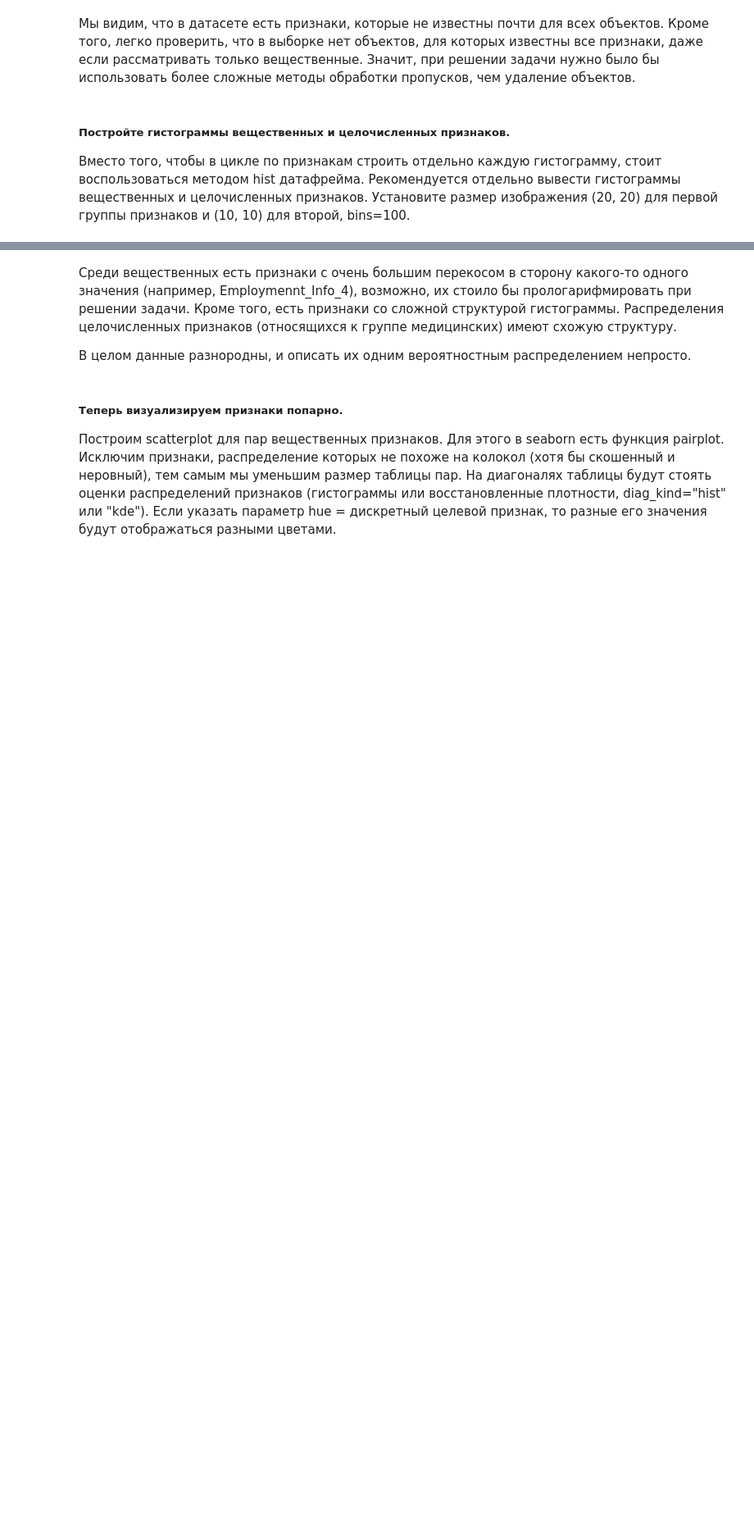
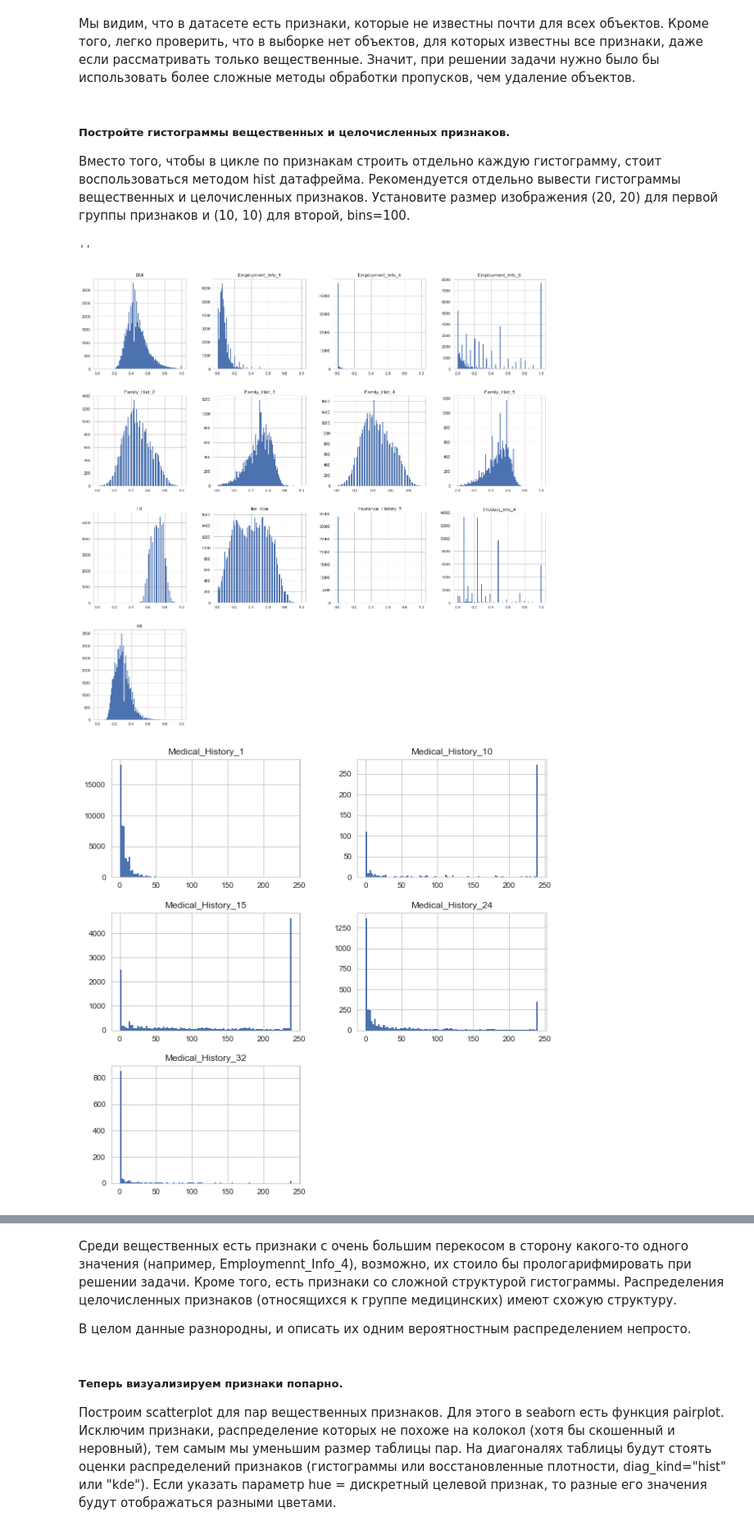
Before and after one commit to pkuderov/mlda-course, a Jupyter notebook: 03_unsupervised_learning/05_w3a_pr_visualisation.ipynb, the cells around one changed output, grey strips where cells are left out. Shown at 82% size. Saved outputs shown, nothing was run; the diff lists cells and outputs as text; code cells hidden in the pictures; blank space fills up the shorter version.

```diff
--- a/03_unsupervised_learning/05_w3a_pr_visualisation.ipynb
+++ b/03_unsupervised_learning/05_w3a_pr_visualisation.ipynb
@@ -49,2 +47,9 @@ data = pandas.read_csv("train.csv", na_values="NaN")
+# %%
+import os
+
+# I keep data in subfolder
+path_to_data = 'train.csv' if os.path.exists('train.csv') else 'data/05_train.csv'
+
+data = pd.read_csv(path_to_data, na_values="NaN")
 # %%
 data.head()
@@ -93,3 +138,12 @@ $^*$ Будем считать, что масштаб двух признако
+# %%
+# Код 1. Постройте гистограммы.
+data[real_features].hist(bins=100, figsize=(20,20))
+data[discrete_features].hist(bins=100, figsize=(10,10))
+''
+# %% [output]
+''
+[figure, added]
+[figure, added]
 # %% [markdown]
 __Ответьте на вопросы (Блок 2):__
 * Есть ли константные признаки среди вещественных и целочисленных? Признак является константным, если множество его значений состоит из единственного элемента.
```
Also changed, not shown: parts of 37 cells of this notebook.
